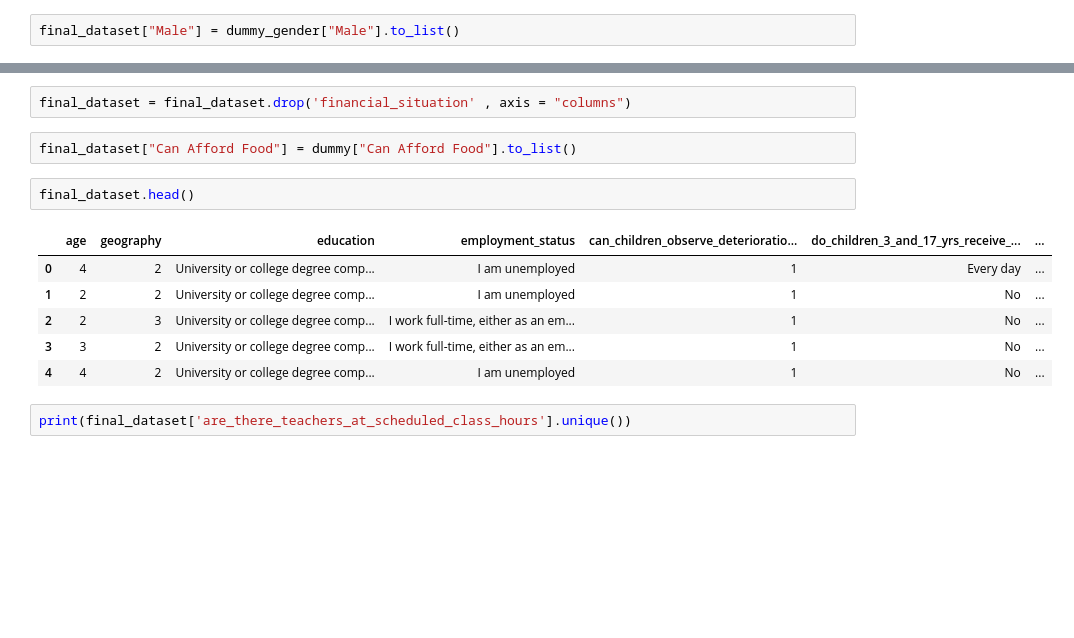
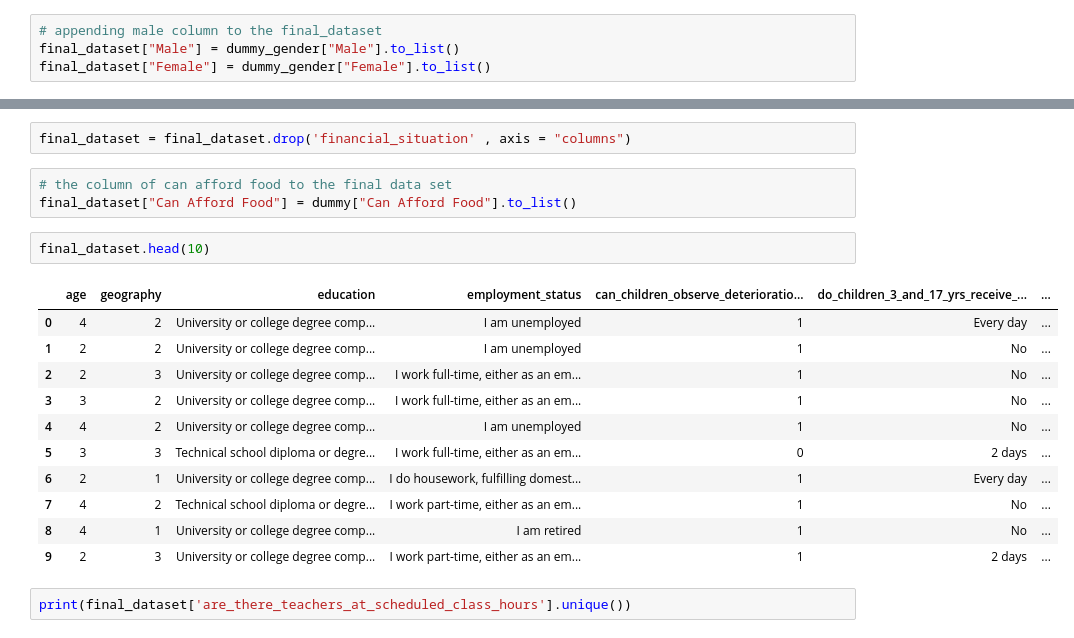
Before and after one commit to Hrishik03/29_Ferocious-Four_Problem-statement-No-1, a Jupyter notebook: Hackthon.ipynb, the cells around one changed output, grey strips where cells are left out. Drawn from its saved outputs; the diff is of its cells as text; blank space fills up the shorter version.

```diff
--- a/Hackthon.ipynb
+++ b/Hackthon.ipynb
@@ -223,7 +238,9 @@ dummy_gender.drop(['Female', 'Non-Binary', 'Prefer not to answer' , 0] , axis =
 # %%
 final_dataset = final_dataset.drop("gender" , axis = "columns")
 # %%
+# appending male column to the final_dataset
 final_dataset["Male"] = dummy_gender["Male"].to_list()
+final_dataset["Female"] = dummy_gender["Female"].to_list()
 # %%
 final_dataset
 # %% [output]
@@ -252,16 +269,22 @@ final_dataset.head()
 # %%
 final_dataset = final_dataset.drop('financial_situation' , axis = "columns")
 # %%
+# the column of can afford food to the final data set
 final_dataset["Can Afford Food"] = dummy["Can Afford Food"].to_list()
 # %%
-final_dataset.head()
+final_dataset.head(10)
 # %% [output]
 |  | age | geography | education | employment_status | can_children_observe_deterioratio... | do_children_3_and_17_yrs_receive_... | ... |
 | 0 | 4 | 2 | University or college degree comp... | I am unemployed | 1 | Every day | ... |
 | 1 | 2 | 2 | University or college degree comp... | I am unemployed | 1 | No | ... |
 | 2 | 2 | 3 | University or college degree comp... | I work full-time, either as an em... | 1 | No | ... |
 | 3 | 3 | 2 | University or college degree comp... | I work full-time, either as an em... | 1 | No | ... |
 | 4 | 4 | 2 | University or college degree comp... | I am unemployed | 1 | No | ... |
+| 5 | 3 | 3 | Technical school diploma or degre... | I work full-time, either as an em... | 0 | 2 days | ... |
+| 6 | 2 | 1 | University or college degree comp... | I do housework, fulfilling domest... | 1 | Every day | ... |
+| 7 | 4 | 2 | Technical school diploma or degre... | I work part-time, either as an em... | 1 | No | ... |
+| 8 | 4 | 1 | University or college degree comp... | I am retired | 1 | No | ... |
+| 9 | 2 | 3 | University or college degree comp... | I work part-time, either as an em... | 1 | 2 days | ... |
 # %%
 print(final_dataset['are_there_teachers_at_scheduled_class_hours'].unique())
 # %% [output]
```
Also changed, not shown: parts of 34 cells of this notebook.
